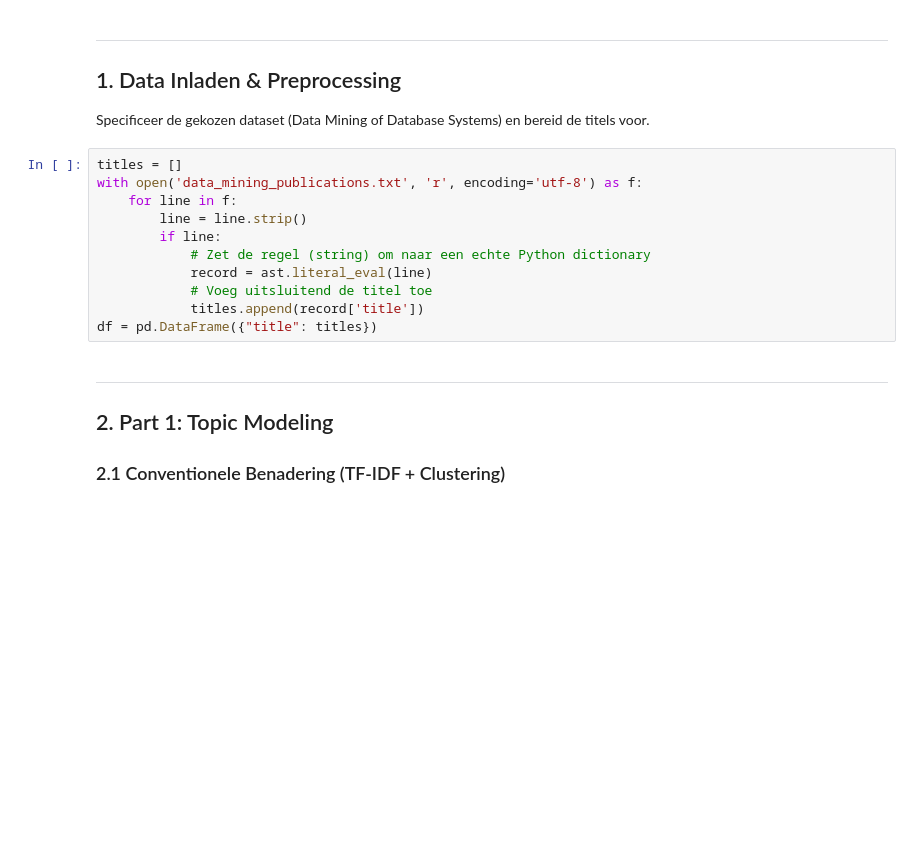
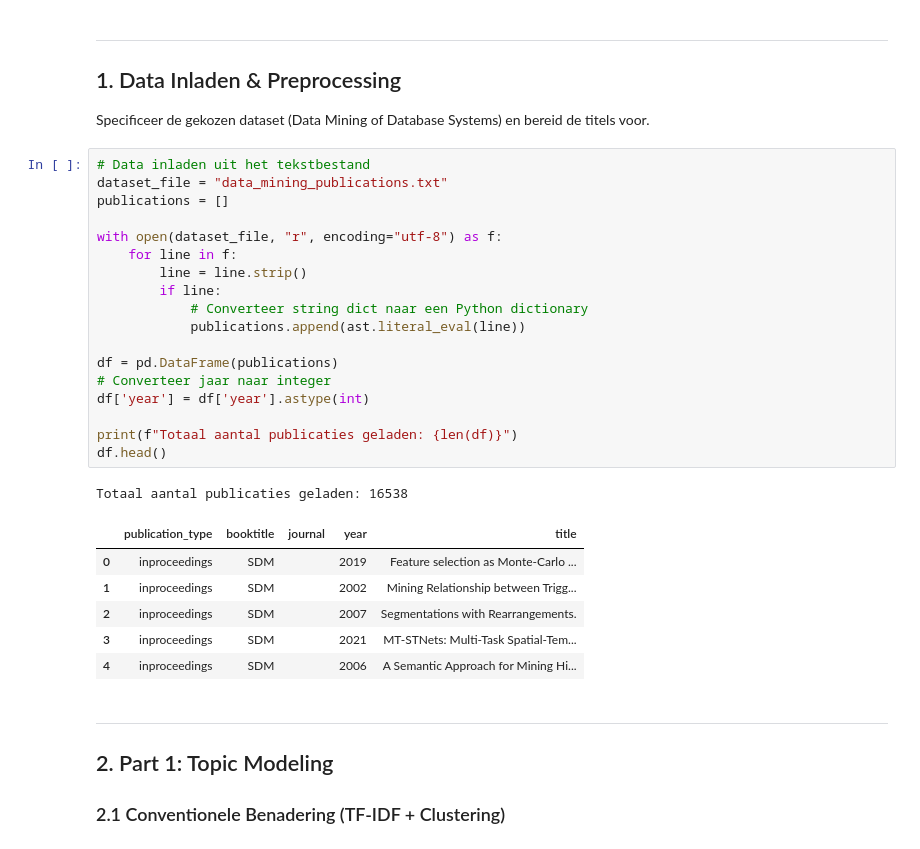
Before and after one commit to MilanM-2262576/Big_Data_2026-2027_Assignment1, a Jupyter notebook: opdracht_2/Topic_Drift.ipynb, the cells around one changed output. Saved outputs shown, nothing was run; the diff lists cells and outputs as text; blank space fills up the shorter version.

```diff
--- a/opdracht_2/Topic_Drift.ipynb
+++ b/opdracht_2/Topic_Drift.ipynb
@@ -84,16 +42,31 @@ ImportError: cannot import name 'HfFolder' from 'huggingface_hub' (c:\Users\thom
 ## 1. Data Inladen & Preprocessing
 Specificeer de gekozen dataset (Data Mining of Database Systems) en bereid de titels voor.
 # %%
-titles = []
-with open('data_mining_publications.txt', 'r', encoding='utf-8') as f:
+# Data inladen uit het tekstbestand
+dataset_file = "data_mining_publications.txt"
+publications = []
+
+with open(dataset_file, "r", encoding="utf-8") as f:
     for line in f:
         line = line.strip()
         if line:
-            # Zet de regel (string) om naar een echte Python dictionary
-            record = ast.literal_eval(line)
-            # Voeg uitsluitend de titel toe
-            titles.append(record['title'])
-df = pd.DataFrame({"title": titles})
+            # Converteer string dict naar een Python dictionary
+            publications.append(ast.literal_eval(line))
+
+df = pd.DataFrame(publications)
+# Converteer jaar naar integer
+df['year'] = df['year'].astype(int)
+
+print(f"Totaal aantal publicaties geladen: {len(df)}")
+df.head()
+# %% [output]
+Totaal aantal publicaties geladen: 16538
+|  | publication_type | booktitle | journal | year | title |
+| 0 | inproceedings | SDM |  | 2019 | Feature selection as Monte-Carlo ... |
+| 1 | inproceedings | SDM |  | 2002 | Mining Relationship between Trigg... |
+| 2 | inproceedings | SDM |  | 2007 | Segmentations with Rearrangements. |
+| 3 | inproceedings | SDM |  | 2021 | MT-STNets: Multi-Task Spatial-Tem... |
+| 4 | inproceedings | SDM |  | 2006 | A Semantic Approach for Mining Hi... |
 # %% [markdown]
 ---
 ## 2. Part 1: Topic Modeling
```
Also changed, not shown: parts of 11 cells of this notebook.
